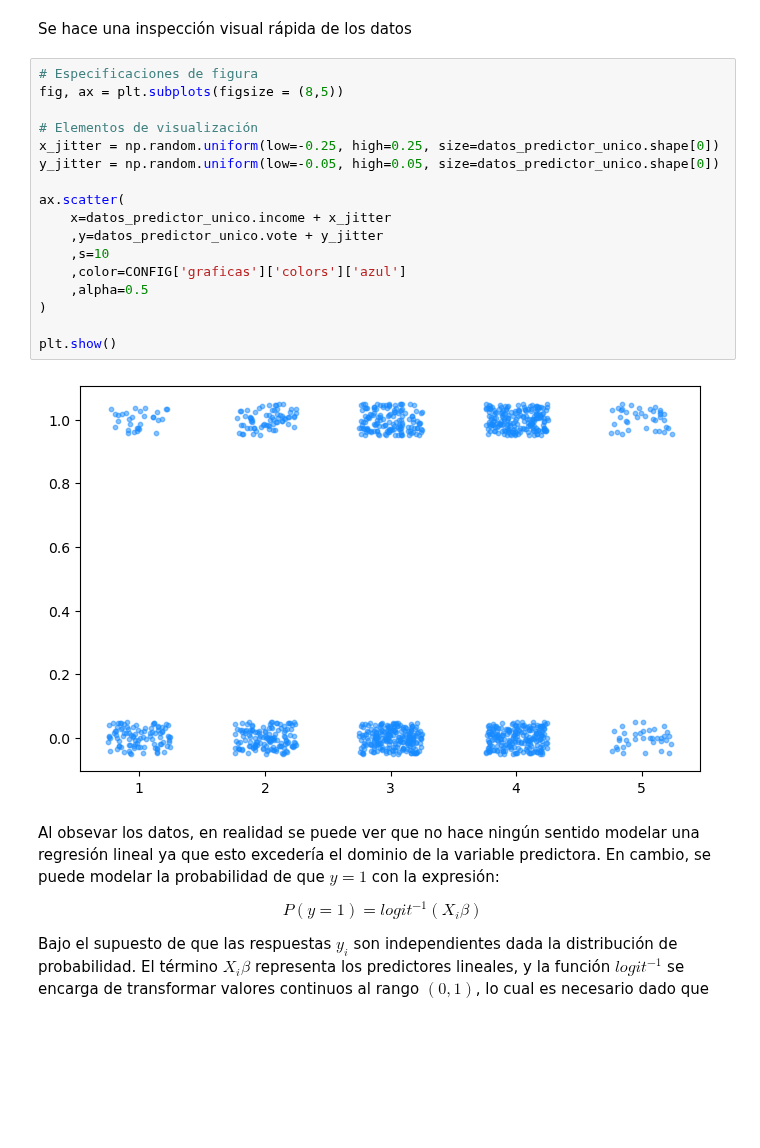
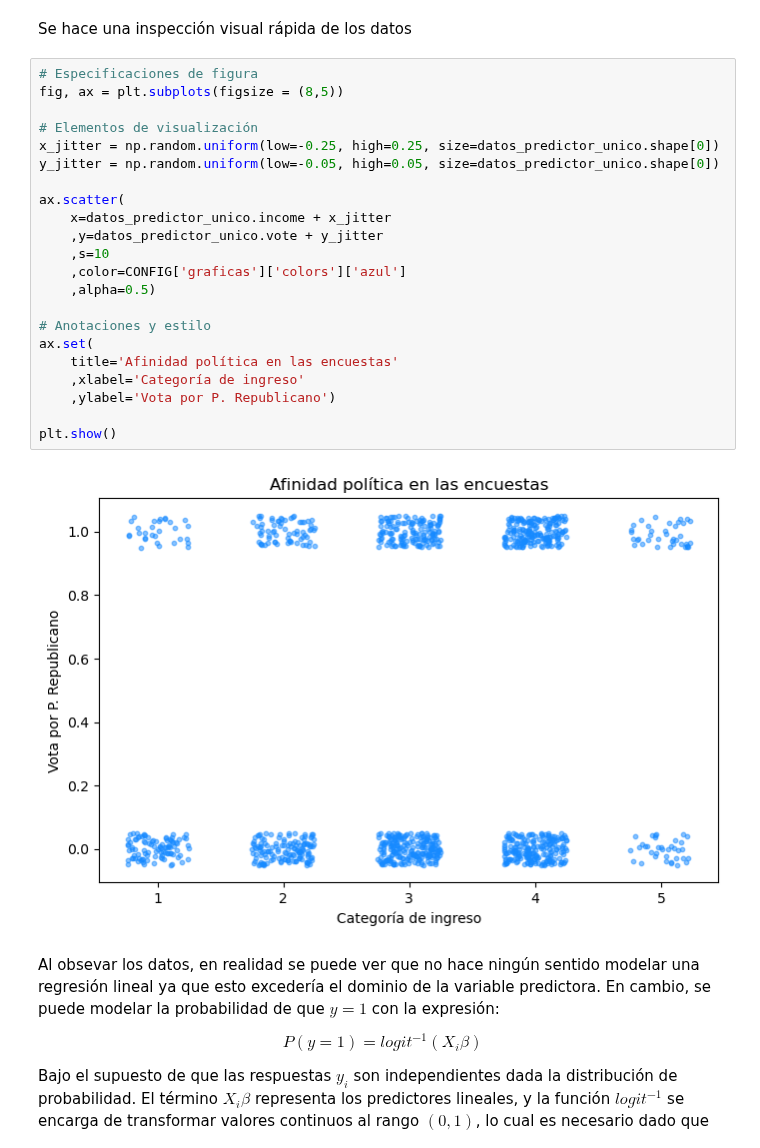
Before and after one commit to CAMM961001/bayesian_analysis, a Jupyter notebook: notebooks/04_regresion_logistica.ipynb, the cells around one changed output. Cells and saved outputs as stored; diff of their text form; blank space fills up the shorter version.

Commit message:
Visualización de modelo

```diff
--- a/notebooks/04_regresion_logistica.ipynb
+++ b/notebooks/04_regresion_logistica.ipynb
@@ -46,22 +47,27 @@ Se hace una inspección visual rápida de los datos
 # %%
 # Especificaciones de figura
 fig, ax = plt.subplots(figsize = (8,5))
 
 # Elementos de visualización
 x_jitter = np.random.uniform(low=-0.25, high=0.25, size=datos_predictor_unico.shape[0])
 y_jitter = np.random.uniform(low=-0.05, high=0.05, size=datos_predictor_unico.shape[0])
 
 ax.scatter(
     x=datos_predictor_unico.income + x_jitter
     ,y=datos_predictor_unico.vote + y_jitter
     ,s=10
     ,color=CONFIG['graficas']['colors']['azul']
-    ,alpha=0.5
-)
+    ,alpha=0.5)
+
+# Anotaciones y estilo
+ax.set(
+    title='Afinidad política en las encuestas'
+    ,xlabel='Categoría de ingreso'
+    ,ylabel='Vota por P. Republicano')
 
 plt.show()
 # %% [output]
-[figure, old version]
+[figure, new version]
 # %% [markdown]
 Al obsevar los datos, en realidad se puede ver que no hace ningún sentido modelar una regresión lineal ya que esto excedería el dominio de la variable predictora. En cambio, se puede modelar la probabilidad de que $y=1$ con la expresión:
 
```
Also changed, not shown: parts of 4 cells of this notebook.
